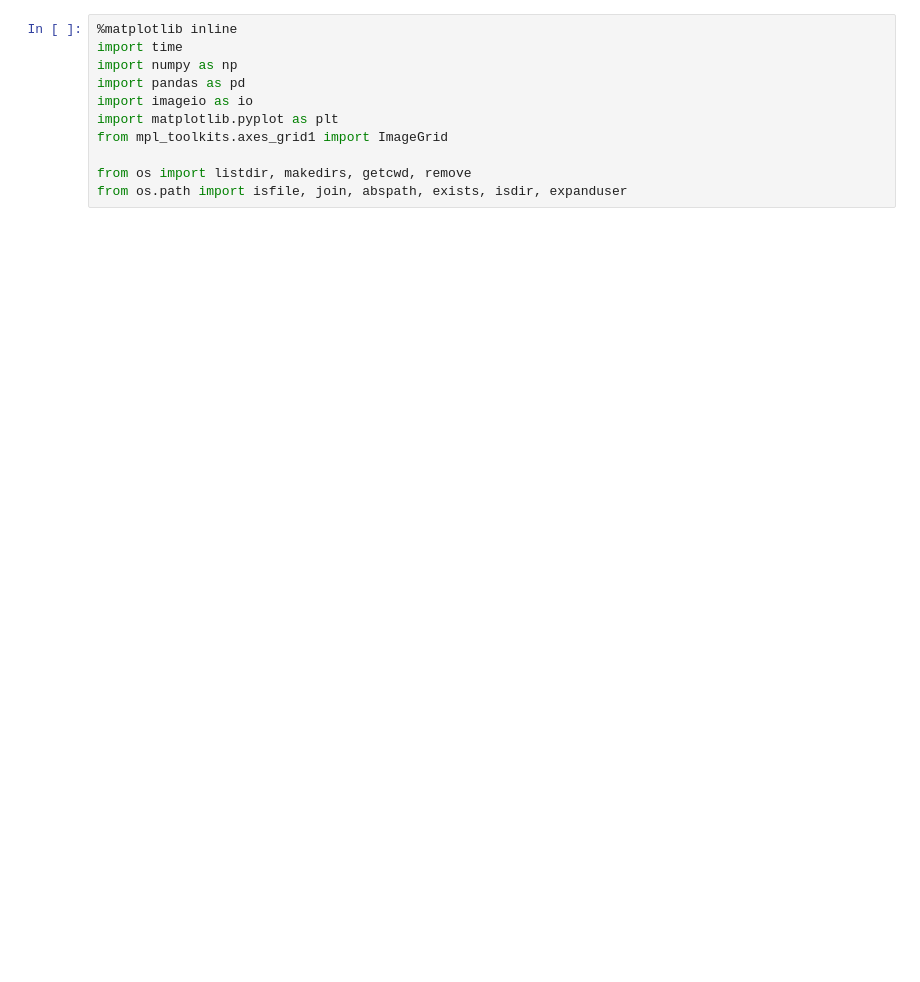
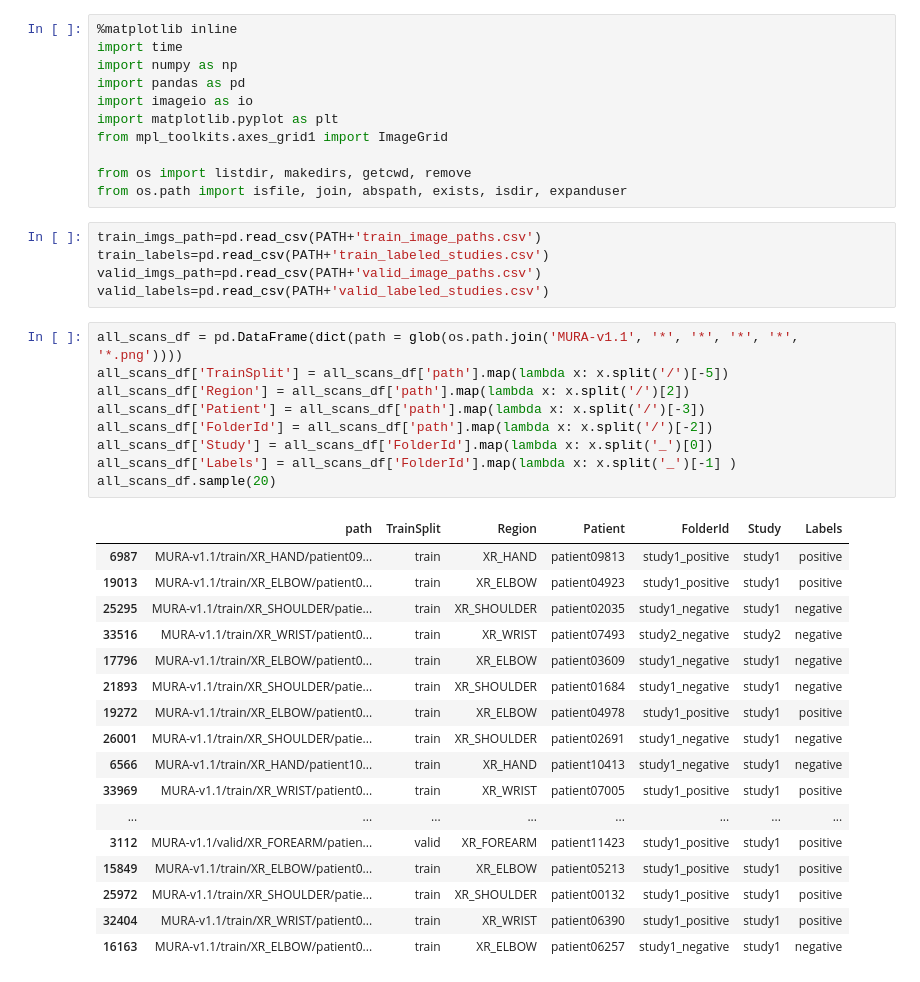
Before and after one commit to dreamtx01/BoneXRays, a Jupyter notebook: Code/Statistics_BoneXray.ipynb, the cells around one changed output. Saved outputs shown, nothing was run; the diff lists cells and outputs as text; blank space fills up the shorter version.

```diff
--- a/Code/Statistics_BoneXray.ipynb
+++ b/Code/Statistics_BoneXray.ipynb
@@ -397,3 +369,35 @@ from mpl_toolkits.axes_grid1 import ImageGrid
 
 from os import listdir, makedirs, getcwd, remove
 from os.path import isfile, join, abspath, exists, isdir, expanduser
+# %%
+train_imgs_path=pd.read_csv(PATH+'train_image_paths.csv')
+train_labels=pd.read_csv(PATH+'train_labeled_studies.csv')
+valid_imgs_path=pd.read_csv(PATH+'valid_image_paths.csv')
+valid_labels=pd.read_csv(PATH+'valid_labeled_studies.csv')
+# %%
+all_scans_df = pd.DataFrame(dict(path = glob(os.path.join('MURA-v1.1', '*', '*', '*', '*', '*.png'))))
+all_scans_df['TrainSplit'] = all_scans_df['path'].map(lambda x: x.split('/')[-5])
+all_scans_df['Region'] = all_scans_df['path'].map(lambda x: x.split('/')[2])
+all_scans_df['Patient'] = all_scans_df['path'].map(lambda x: x.split('/')[-3])
+all_scans_df['FolderId'] = all_scans_df['path'].map(lambda x: x.split('/')[-2])
+all_scans_df['Study'] = all_scans_df['FolderId'].map(lambda x: x.split('_')[0])
+all_scans_df['Labels'] = all_scans_df['FolderId'].map(lambda x: x.split('_')[-1] )
+all_scans_df.sample(20)
+# %% [output]
+|  | path | TrainSplit | Region | Patient | FolderId | Study | Labels |
+| 6987 | MURA-v1.1/train/XR_HAND/patient09... | train | XR_HAND | patient09813 | study1_positive | study1 | positive |
+| 19013 | MURA-v1.1/train/XR_ELBOW/patient0... | train | XR_ELBOW | patient04923 | study1_positive | study1 | positive |
+| 25295 | MURA-v1.1/train/XR_SHOULDER/patie... | train | XR_SHOULDER | patient02035 | study1_negative | study1 | negative |
+| 33516 | MURA-v1.1/train/XR_WRIST/patient0... | train | XR_WRIST | patient07493 | study2_negative | study2 | negative |
+| 17796 | MURA-v1.1/train/XR_ELBOW/patient0... | train | XR_ELBOW | patient03609 | study1_negative | study1 | negative |
+| 21893 | MURA-v1.1/train/XR_SHOULDER/patie... | train | XR_SHOULDER | patient01684 | study1_negative | study1 | negative |
+| 19272 | MURA-v1.1/train/XR_ELBOW/patient0... | train | XR_ELBOW | patient04978 | study1_positive | study1 | positive |
+| 26001 | MURA-v1.1/train/XR_SHOULDER/patie... | train | XR_SHOULDER | patient02691 | study1_negative | study1 | negative |
+| 6566 | MURA-v1.1/train/XR_HAND/patient10... | train | XR_HAND | patient10413 | study1_negative | study1 | negative |
+| 33969 | MURA-v1.1/train/XR_WRIST/patient0... | train | XR_WRIST | patient07005 | study1_positive | study1 | positive |
+| ... | ... | ... | ... | ... | ... | ... | ... |
+| 3112 | MURA-v1.1/valid/XR_FOREARM/patien... | valid | XR_FOREARM | patient11423 | study1_positive | study1 | positive |
+| 15849 | MURA-v1.1/train/XR_ELBOW/patient0... | train | XR_ELBOW | patient05213 | study1_positive | study1 | positive |
+| 25972 | MURA-v1.1/train/XR_SHOULDER/patie... | train | XR_SHOULDER | patient00132 | study1_positive | study1 | positive |
+| 32404 | MURA-v1.1/train/XR_WRIST/patient0... | train | XR_WRIST | patient06390 | study1_positive | study1 | positive |
+| 16163 | MURA-v1.1/train/XR_ELBOW/patient0... | train | XR_ELBOW | patient06257 | study1_negative | study1 | negative |
```
Also changed, not shown: parts of 42 cells of this notebook.
